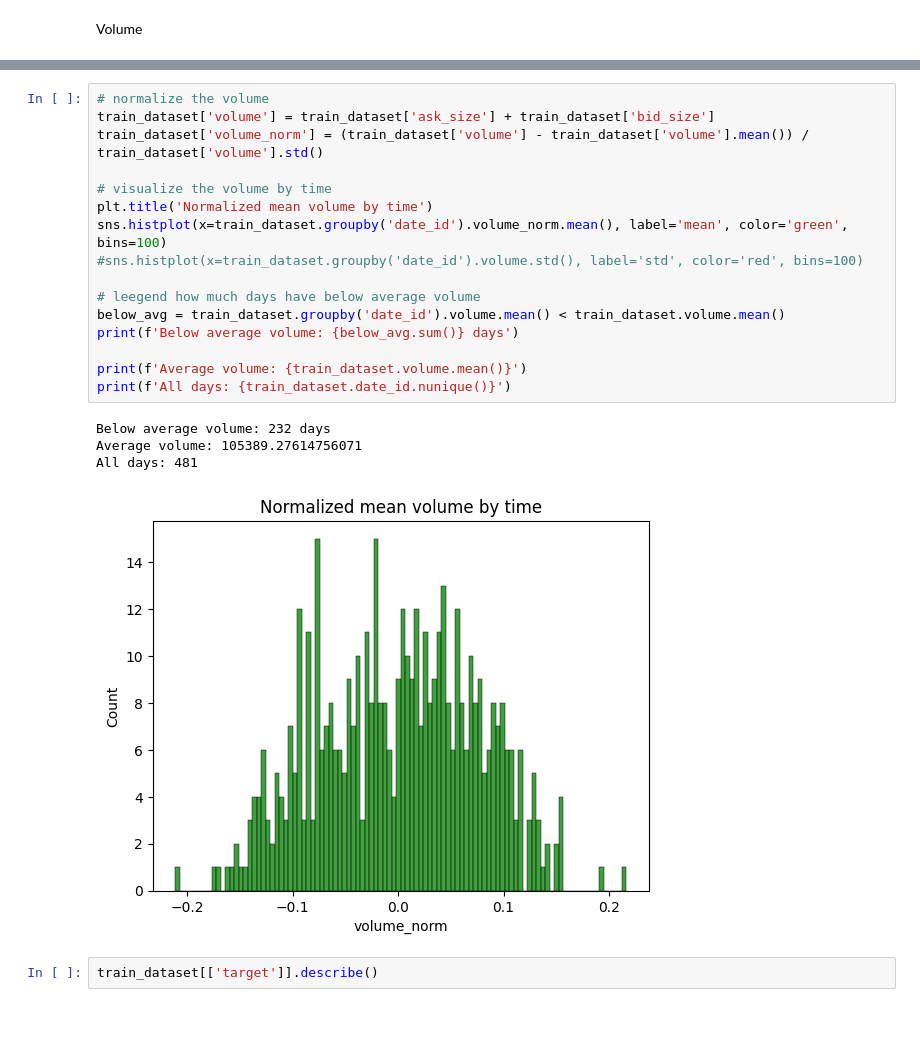
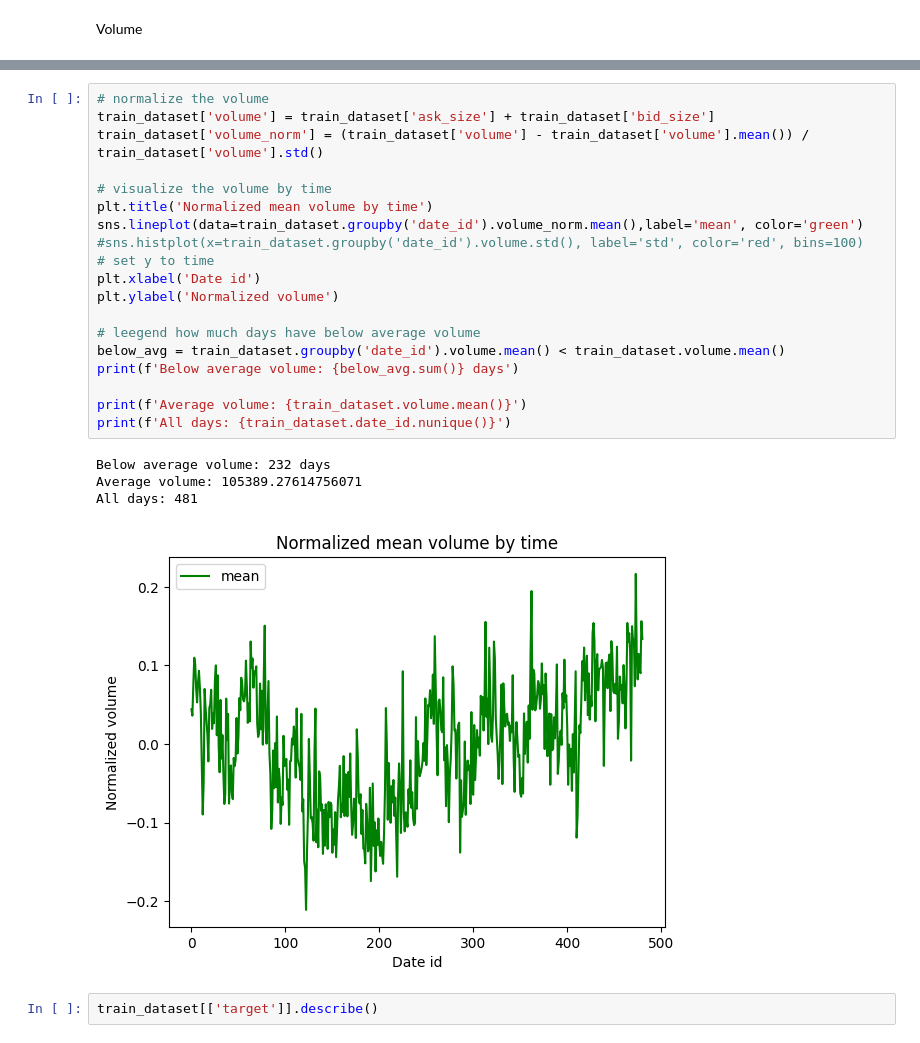
Before and after one commit to hajni77/Trading_at_the_close, a Jupyter notebook: trading_at_the_close_visualisation_1.ipynb, the cells around one changed output, grey strips where cells are left out. Saved outputs shown, nothing was run; the diff lists cells and outputs as text.

```diff
--- a/trading_at_the_close_visualisation_1.ipynb
+++ b/trading_at_the_close_visualisation_1.ipynb
@@ -314,24 +344,27 @@ Volume
 # %%
 # normalize the volume
 train_dataset['volume'] = train_dataset['ask_size'] + train_dataset['bid_size']
 train_dataset['volume_norm'] = (train_dataset['volume'] - train_dataset['volume'].mean()) / train_dataset['volume'].std()
 
 # visualize the volume by time
 plt.title('Normalized mean volume by time')
-sns.histplot(x=train_dataset.groupby('date_id').volume_norm.mean(), label='mean', color='green', bins=100)
+sns.lineplot(data=train_dataset.groupby('date_id').volume_norm.mean(),label='mean', color='green')
 #sns.histplot(x=train_dataset.groupby('date_id').volume.std(), label='std', color='red', bins=100)
+# set y to time
+plt.xlabel('Date id')
+plt.ylabel('Normalized volume')
 
 # leegend how much days have below average volume
 below_avg = train_dataset.groupby('date_id').volume.mean() < train_dataset.volume.mean()
 print(f'Below average volume: {below_avg.sum()} days')
 
 print(f'Average volume: {train_dataset.volume.mean()}')
 print(f'All days: {train_dataset.date_id.nunique()}')
 # %% [output]
 Below average volume: 232 days
 Average volume: 105389.27614756071
 All days: 481
-[figure, old version]
+[figure, new version]
 # %%
 train_dataset[['target']].describe()
 # %% [output]
```
Also changed, not shown: parts of 10 cells of this notebook.
